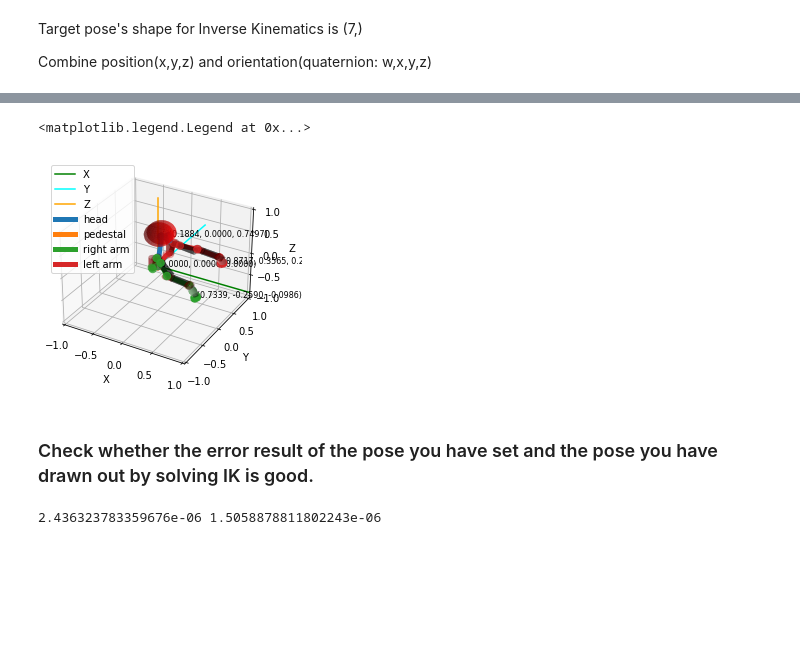
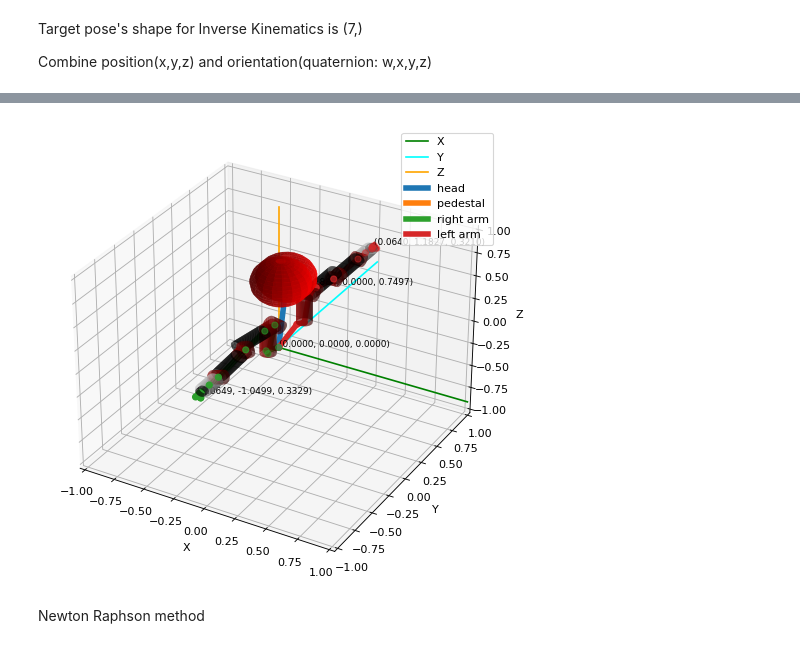
Before and after one commit to jdj2261/pykin, a Jupyter notebook: tutorials/03_robot_IK.ipynb, the cells around one changed output, grey strips where cells are left out. Cells and saved outputs as stored; diff of their text form; code cells hidden in the pictures; blank space fills up the shorter version.

```diff
--- a/tutorials/03_robot_IK.ipynb
+++ b/tutorials/03_robot_IK.ipynb
@@ -53,4 +50,2 @@ Set from base frame to end effector frame
-# %%
-robot.set_desired_frame("base", "right_wrist")
 # %% [markdown]
 ### Use FK to find the end effector pose you want
@@ -59,3 +52,6 @@ target_r_pose = np.concatenate((transformations["right_wrist"].pos, transformati
+# %%
+target_pose = { "right": robot.get_eef_pose(target_transformations)["right"],
+                "left" : robot.get_eef_pose(target_transformations)["left"]}
 # %% [markdown]
 Target pose's shape for Inverse Kinematics is (7,)
 
@@ -95,5 +73,0 @@ WorkingTime[inverse_kinematics]: 0.0252 sec
-# %%
-robot.set_desired_frame("base", "left_wrist")
-target_l_pose = np.concatenate((transformations["left_wrist"].pos, transformations["left_wrist"].rot))
-ik_left_LM_result, _ = robot.kin.inverse_kinematics(init_left_thetas, target_l_pose, method="LM", maxIter=100)
-print(ik_left_LM_result)
@@ -111,0 +76,7 @@ result_fk = robot.kin.forward_kinematics(thetas)
+# %%
+ik_LM_result = robot.inverse_kin(
+    init_thetas,
+    target_pose,
+    method="LM",
+    maxIter=100)
+print(ik_LM_result)
@@ -112,26 +93,10 @@ result_fk = robot.kin.forward_kinematics(thetas)
 # %%
+thetas_LM = np.concatenate((head_thetas, ik_LM_result["right"], ik_LM_result["left"]))
+result_fk_LM = robot.forward_kin(thetas_LM)
 _, ax = plt.init_3d_figure("LM IK Result")
-plt.plot_robot(robot,
-               result_fk,
-               ax,
-               robot.robot_name,
-               visible_visual=False,
-               visible_collision=True)
-ax.legend()
+plt.plot_robot(robot, ax, result_fk_LM,
+               visible_collision=visible_collision)
 # %% [output]
-<matplotlib.legend.Legend at 0x...>
-[figure, old version]
+[figure, new version]
-# %% [markdown]
-### Check whether the error result of the pose you have set and the pose you have drawn out by solving IK is good.
-# %%
-right_arm_pose_err = robot.compute_pose_error(
-    target=transformations["right_wrist"].h_mat,
-    result=result_fk["right_wrist"].h_mat)
-
-left_arm_pose_err = robot.compute_pose_error(
-    target=transformations["left_wrist"].h_mat,
-    result=result_fk["left_wrist"].h_mat)
-
-print(right_arm_pose_err, left_arm_pose_err)
-# %% [output]
-2.436323783359676e-06 1.5058878811802243e-06
+# %% [markdown]
+Newton Raphson method
```
Also changed, not shown: parts of 25 cells of this notebook, 2 other files.
